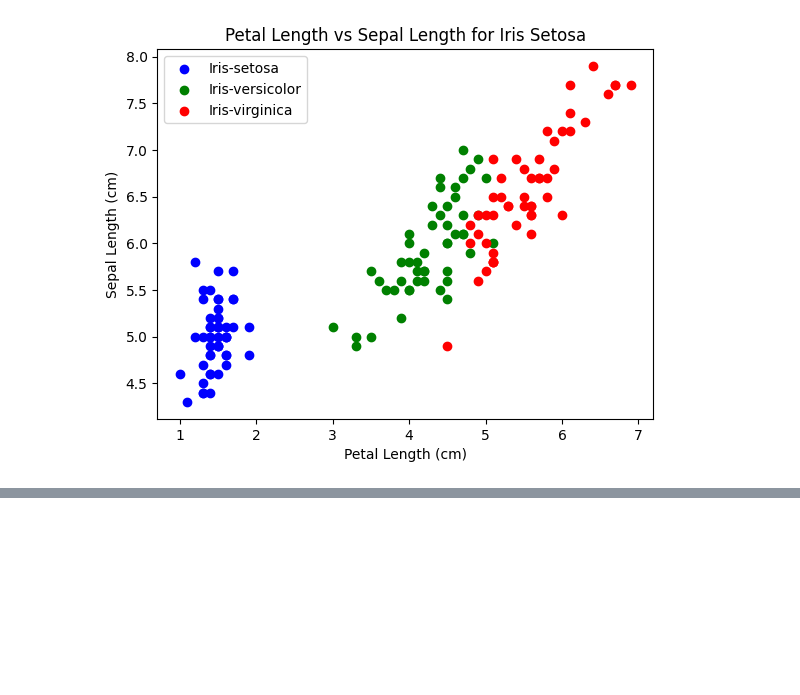
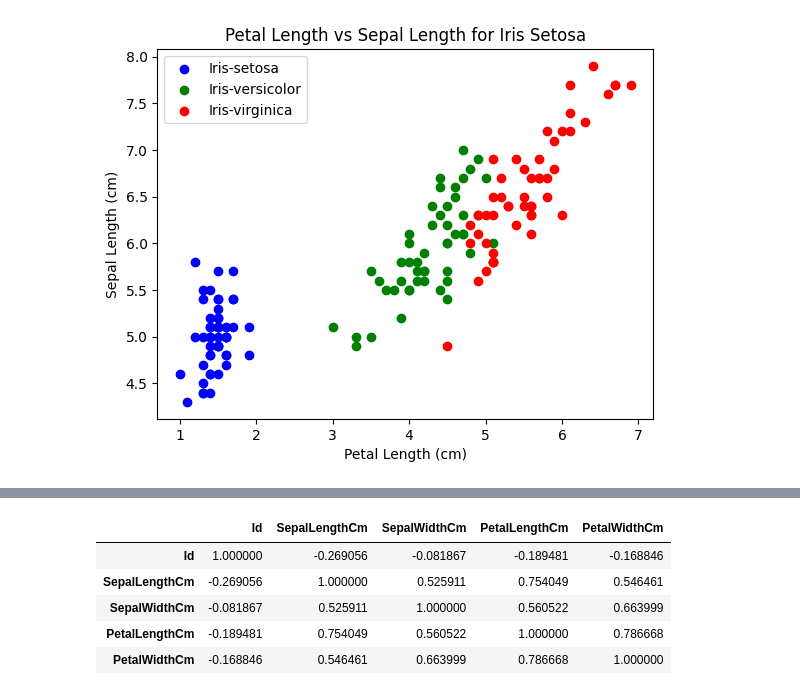
Before and after one commit to shreyansdjp/iris-species-analysis, a Jupyter notebook: analysis.ipynb, the cells around one changed output, grey strips where cells are left out. Saved outputs shown, nothing was run; the diff lists cells and outputs as text; code cells hidden in the pictures; blank space fills up the shorter version.

```diff
--- a/analysis.ipynb
+++ b/analysis.ipynb
@@ -173,0 +183,9 @@ plt.show()
+# %%
+iris_versicolor.corr()
+# %% [output]
+|  | Id | SepalLengthCm | SepalWidthCm | PetalLengthCm | PetalWidthCm |
+| Id | 1.000000 | -0.269056 | -0.081867 | -0.189481 | -0.168846 |
+| SepalLengthCm | -0.269056 | 1.000000 | 0.525911 | 0.754049 | 0.546461 |
+| SepalWidthCm | -0.081867 | 0.525911 | 1.000000 | 0.560522 | 0.663999 |
+| PetalLengthCm | -0.189481 | 0.754049 | 0.560522 | 1.000000 | 0.786668 |
+| PetalWidthCm | -0.168846 | 0.546461 | 0.663999 | 0.786668 | 1.000000 |
```
Also changed, not shown: parts of 2 cells of this notebook.
